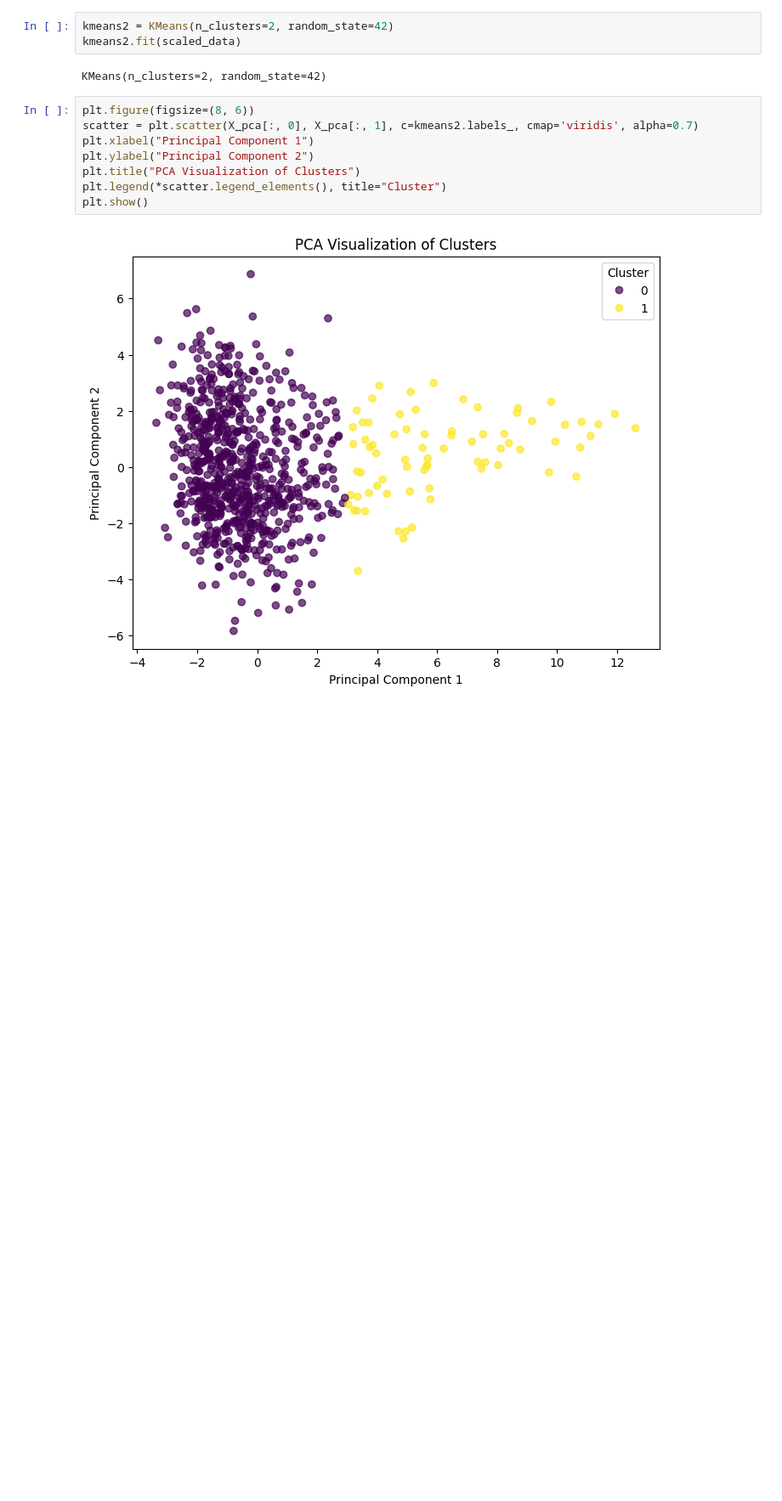
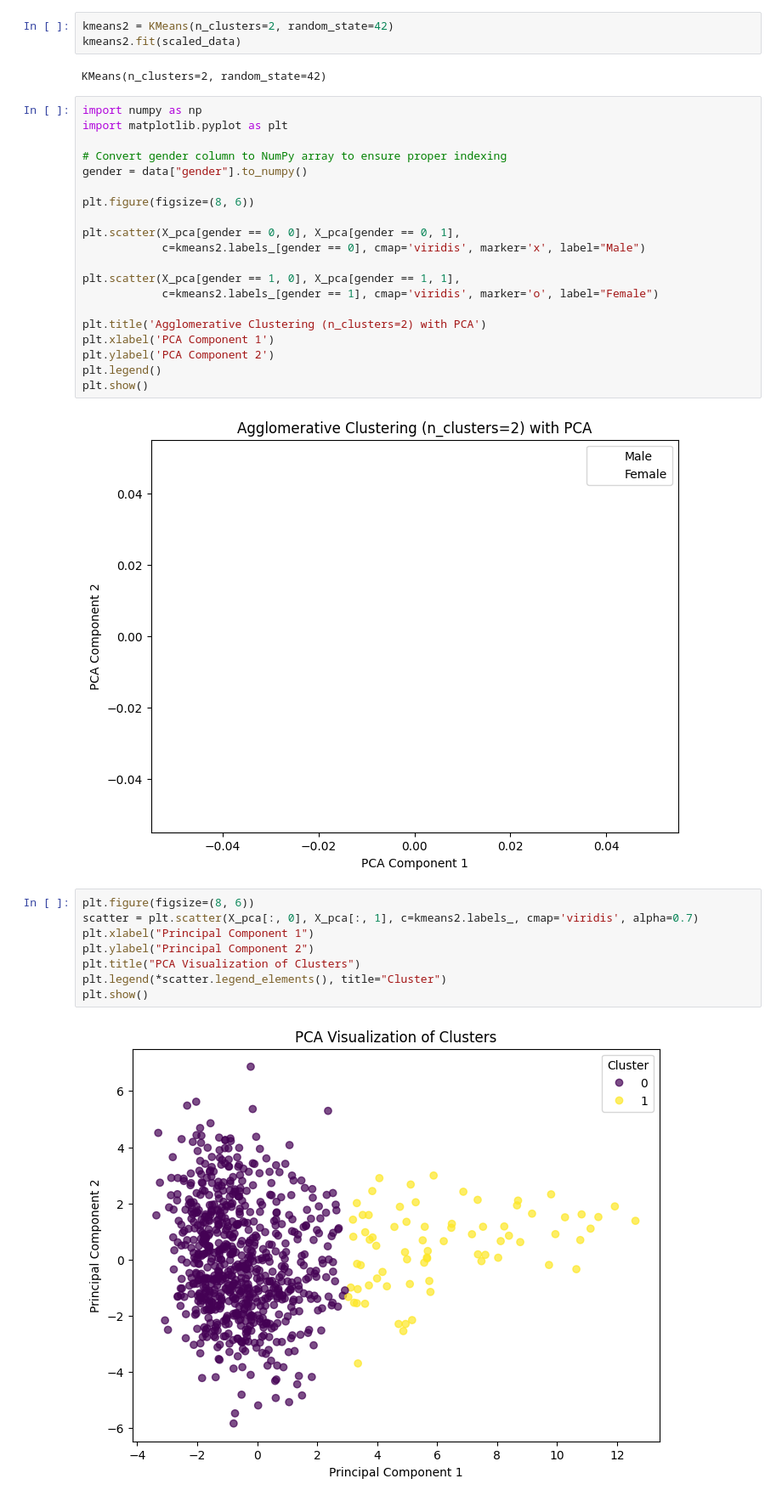
Before and after one commit to kasrahj/ML-Final-Project, a Jupyter notebook: clustering.ipynb, the cells around one changed output. Shown at 85% size. Drawn from its saved outputs; the diff is of its cells as text; blank space fills up the shorter version.

```diff
--- a/clustering.ipynb
+++ b/clustering.ipynb
@@ -202,6 +210,28 @@ kmeans2 = KMeans(n_clusters=2, random_state=42)
 kmeans2.fit(scaled_data)
 # %% [output]
 KMeans(n_clusters=2, random_state=42)
+# %%
+import numpy as np
+import matplotlib.pyplot as plt
+
+# Convert gender column to NumPy array to ensure proper indexing
+gender = data["gender"].to_numpy()
+
+plt.figure(figsize=(8, 6))
+
+plt.scatter(X_pca[gender == 0, 0], X_pca[gender == 0, 1],
+            c=kmeans2.labels_[gender == 0], cmap='viridis', marker='x', label="Male")
+
+plt.scatter(X_pca[gender == 1, 0], X_pca[gender == 1, 1],
+            c=kmeans2.labels_[gender == 1], cmap='viridis', marker='o', label="Female")
+
+plt.title('Agglomerative Clustering (n_clusters=2) with PCA')
+plt.xlabel('PCA Component 1')
+plt.ylabel('PCA Component 2')
+plt.legend()
+plt.show()
+# %% [output]
+[figure, added]
 # %%
 plt.figure(figsize=(8, 6))
 scatter = plt.scatter(X_pca[:, 0], X_pca[:, 1], c=kmeans2.labels_, cmap='viridis', alpha=0.7)
```
Also changed, not shown: parts of 6 cells of this notebook.
